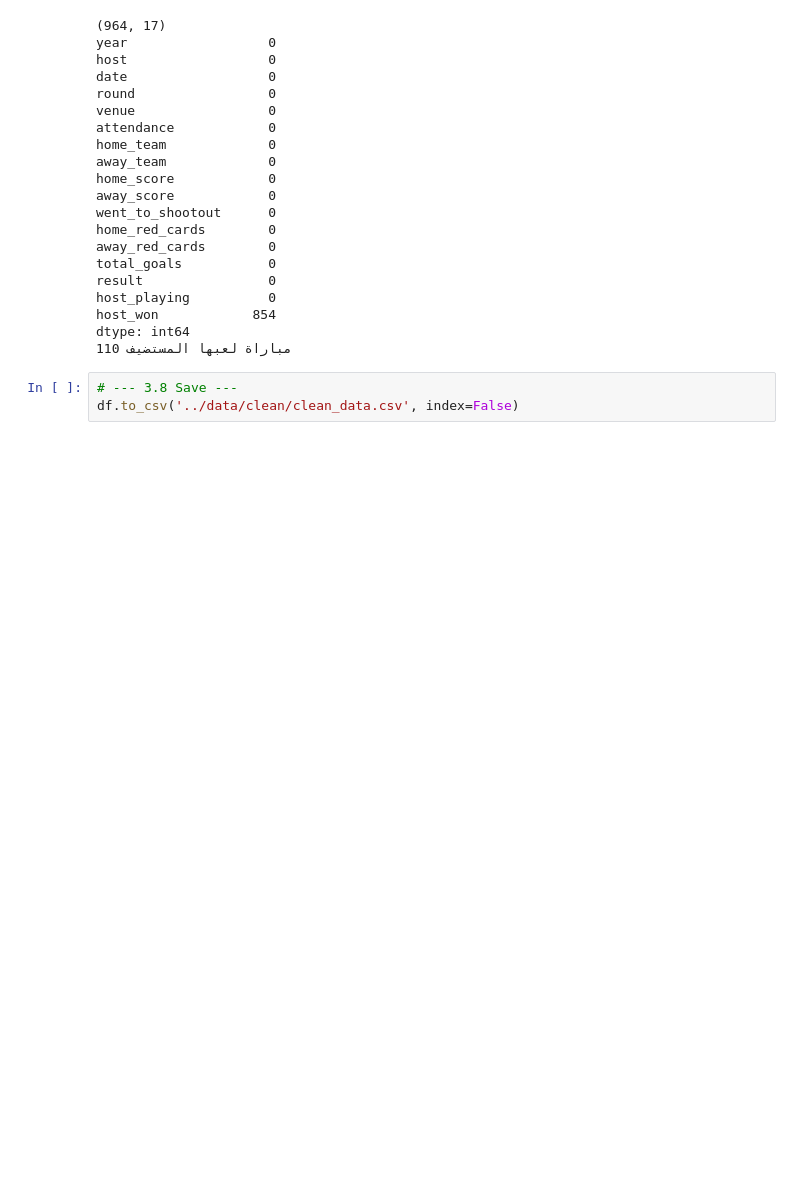
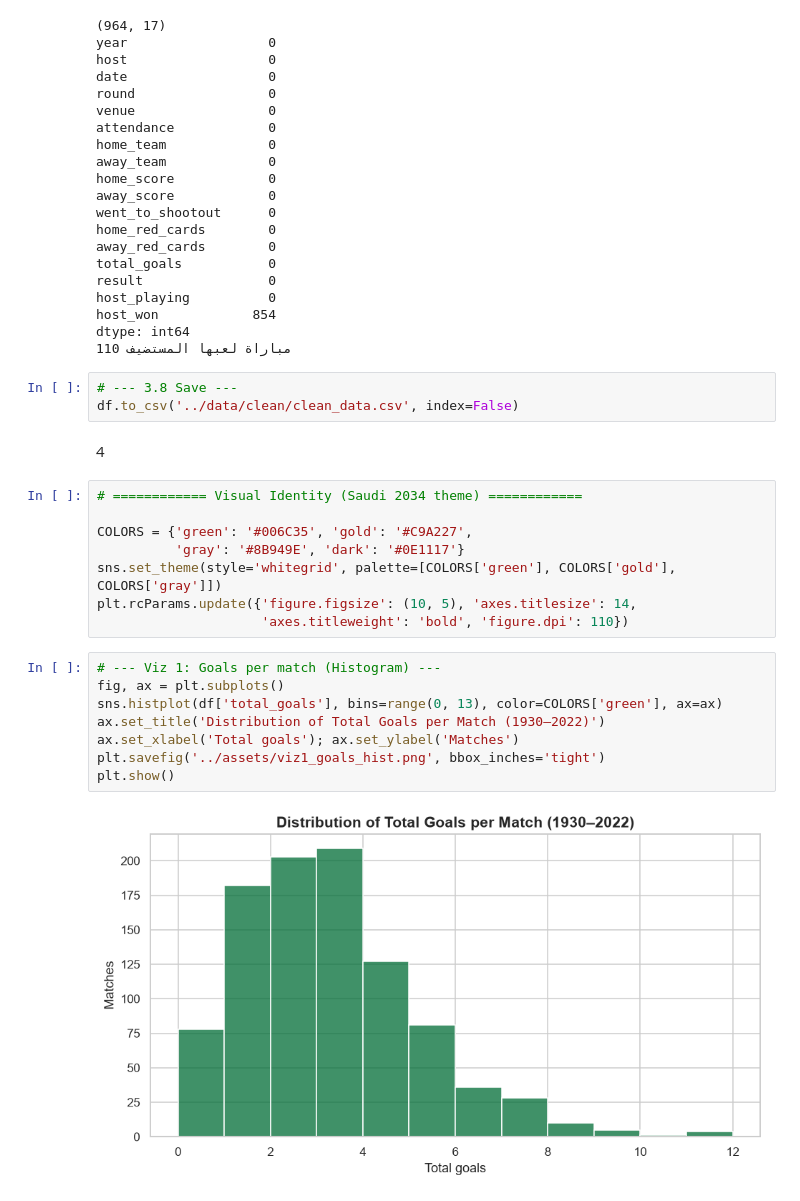
Before and after one commit to Mhd366/worldcup-host-advantage, a Jupyter notebook: notebooks/analysis.ipynb, the cells around one changed output. Cells and saved outputs as stored; diff of their text form; blank space fills up the shorter version.

Commit message:
feat: EDA visualizations with host advantage analysis

```diff
--- a/notebooks/analysis.ipynb
+++ b/notebooks/analysis.ipynb
@@ -171,3 +171,23 @@ dtype: int64
 # %%
 # --- 3.8 Save ---
 df.to_csv('../data/clean/clean_data.csv', index=False)
+# %% [markdown]
+4
+# %%
+# ============ Visual Identity (Saudi 2034 theme) ============
+
+COLORS = {'green': '#006C35', 'gold': '#C9A227',
+          'gray': '#8B949E', 'dark': '#0E1117'}
+sns.set_theme(style='whitegrid', palette=[COLORS['green'], COLORS['gold'], COLORS['gray']])
+plt.rcParams.update({'figure.figsize': (10, 5), 'axes.titlesize': 14,
+                     'axes.titleweight': 'bold', 'figure.dpi': 110})
+# %%
+# --- Viz 1: Goals per match (Histogram) ---
+fig, ax = plt.subplots()
+sns.histplot(df['total_goals'], bins=range(0, 13), color=COLORS['green'], ax=ax)
+ax.set_title('Distribution of Total Goals per Match (1930–2022)')
+ax.set_xlabel('Total goals'); ax.set_ylabel('Matches')
+plt.savefig('../assets/viz1_goals_hist.png', bbox_inches='tight')
+plt.show()
+# %% [output]
+[figure, added]
```
Also changed, not shown: parts of 9 cells of this notebook, 6 other files.
